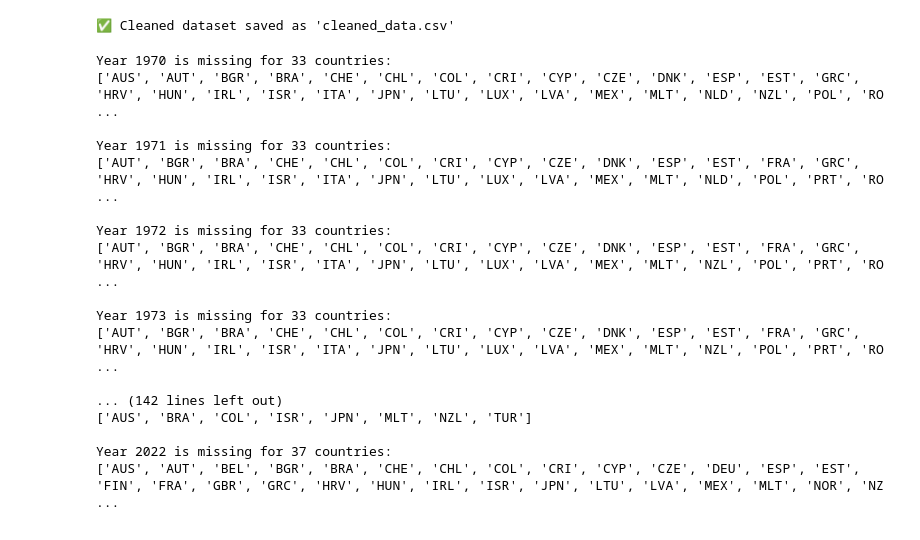
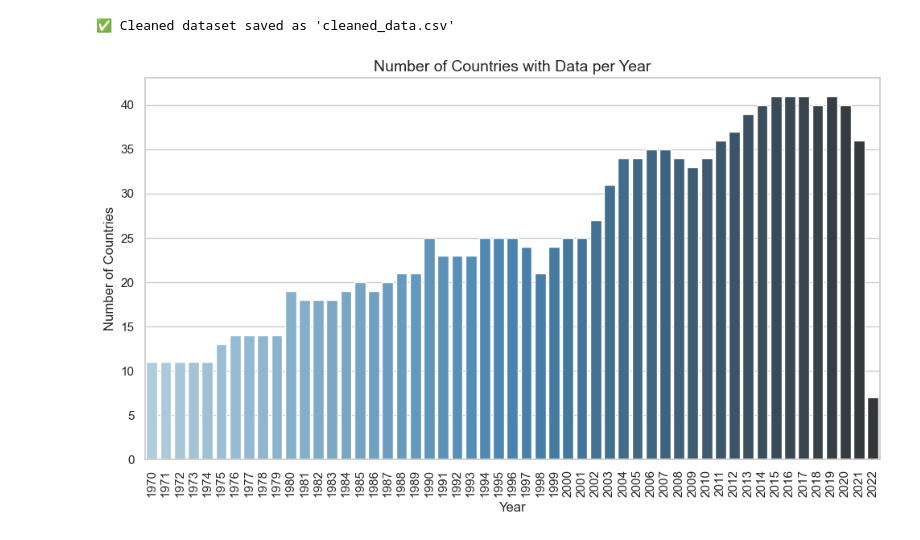
Before and after one commit to suhaJamal/pharma-clustering-mlops, a Jupyter notebook: cleaning_n_eda.ipynb, the cells around one changed output. Cells and saved outputs as stored; diff of their text form; code cells hidden in the pictures.

```diff
--- a/cleaning_n_eda.ipynb
+++ b/cleaning_n_eda.ipynb
@@ -134,49 +137,30 @@ df.to_csv("cleaned_data.csv", index=False)
 print("✅ Cleaned dataset saved as 'cleaned_data.csv'")
 # %% [output]
 ✅ Cleaned dataset saved as 'cleaned_data.csv'
-# %%
-# Step 8. Find missing COUNTRY–YEAR combinations
-# Get all unique countries and years
-all_countries = df['COUNTRY'].unique()
-all_years = sorted(df['YEAR'].unique(), key=lambda x: int(x))  # ensure numeric sort even if YEAR is string
-
-# Create all possible combinations COUNTRY × YEAR
-full_index = pd.MultiIndex.from_product(
-    [all_countries, all_years],
-    names=["COUNTRY", "YEAR"]
-)
-
-# Build a reference index from actual data
-existing = df.set_index(['COUNTRY', 'YEAR'])
-
-# Identify missing combinations
-missing = full_index.difference(existing.index)
-
-# Organize results by year
-missing_by_year = {}
-for country, year in missing:
-    missing_by_year.setdefault(year, []).append(country)
-
-# Print sorted results
-for year in sorted(missing_by_year.keys(), key=lambda x: int(x)):
-    missing_countries = sorted(missing_by_year[year])
-    print(f"\nYear {year} is missing for {len(missing_countries)} countries:")
-    print(missing_countries)
-# %% [output]
-Year 1970 is missing for 33 countries:
-['AUS', 'AUT', 'BGR', 'BRA', 'CHE', 'CHL', 'COL', 'CRI', 'CYP', 'CZE', 'DNK', 'ESP', 'EST', 'GRC', 'HRV', 'HUN', 'IRL', 'ISR', 'ITA', 'JPN', 'LTU', 'LUX', 'LVA', 'MEX', 'MLT', 'NLD', 'NZL', 'POL', 'RO ...
-
-Year 1971 is missing for 33 countries:
-['AUT', 'BGR', 'BRA', 'CHE', 'CHL', 'COL', 'CRI', 'CYP', 'CZE', 'DNK', 'ESP', 'EST', 'FRA', 'GRC', 'HRV', 'HUN', 'IRL', 'ISR', 'ITA', 'JPN', 'LTU', 'LUX', 'LVA', 'MEX', 'MLT', 'NLD', 'POL', 'PRT', 'RO ...
-
-Year 1972 is missing for 33 countries:
-['AUT', 'BGR', 'BRA', 'CHE', 'CHL', 'COL', 'CRI', 'CYP', 'CZE', 'DNK', 'ESP', 'EST', 'FRA', 'GRC', 'HRV', 'HUN', 'IRL', 'ISR', 'ITA', 'JPN', 'LTU', 'LUX', 'LVA', 'MEX', 'MLT', 'NZL', 'POL', 'PRT', 'RO ...
-
-Year 1973 is missing for 33 countries:
-['AUT', 'BGR', 'BRA', 'CHE', 'CHL', 'COL', 'CRI', 'CYP', 'CZE', 'DNK', 'ESP', 'EST', 'FRA', 'GRC', 'HRV', 'HUN', 'IRL', 'ISR', 'ITA', 'JPN', 'LTU', 'LUX', 'LVA', 'MEX', 'MLT', 'NZL', 'POL', 'PRT', 'RO ...
-
-... (142 lines left out)
-['AUS', 'BRA', 'COL', 'ISR', 'JPN', 'MLT', 'NZL', 'TUR']
-
-Year 2022 is missing for 37 countries:
-['AUS', 'AUT', 'BEL', 'BGR', 'BRA', 'CHE', 'CHL', 'COL', 'CRI', 'CYP', 'CZE', 'DEU', 'ESP', 'EST', 'FIN', 'FRA', 'GBR', 'GRC', 'HRV', 'HUN', 'IRL', 'ISR', 'JPN', 'LTU', 'LVA', 'MEX', 'MLT', 'NOR', 'NZ ...
+# %%
+# Step 8. Find missing COUNTRY–YEAR combinations
+
+# Count how many unique countries have data per year
+countries_per_year = (
+    df.groupby('YEAR')['COUNTRY']
+    .nunique()
+    .reset_index()
+    .rename(columns={'COUNTRY': 'COUNTRY_COUNT'})
+)
+
+# Sort by YEAR numerically (in case it's stored as string)
+countries_per_year['YEAR'] = countries_per_year['YEAR'].astype(int)
+countries_per_year = countries_per_year.sort_values('YEAR')
+
+# Plot
+plt.figure(figsize=(10, 6))
+sns.barplot(data=countries_per_year, x='YEAR', y='COUNTRY_COUNT', palette='Blues_d')
+
+plt.title("Number of Countries with Data per Year", fontsize=14)
+plt.xlabel("Year", fontsize=12)
+plt.ylabel("Number of Countries", fontsize=12)
+plt.xticks(rotation=90)
+plt.tight_layout()
+plt.show()
+# %% [output]
+[figure, added]
```
Also changed, not shown: parts of 1 cell of this notebook.
